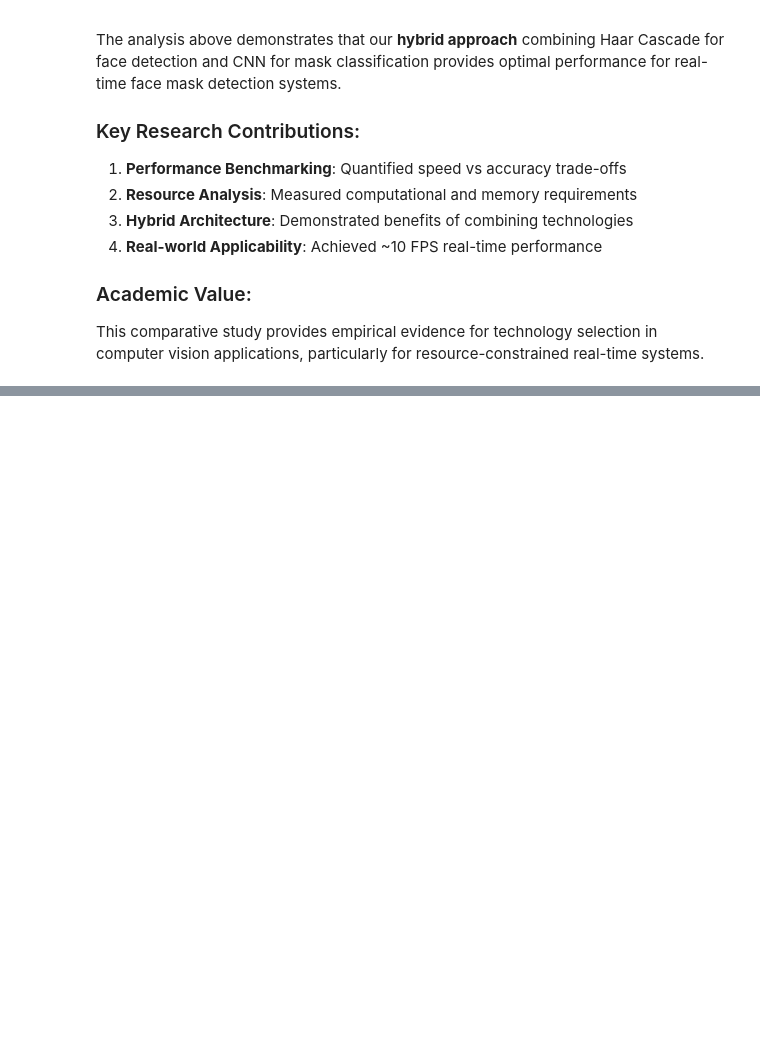
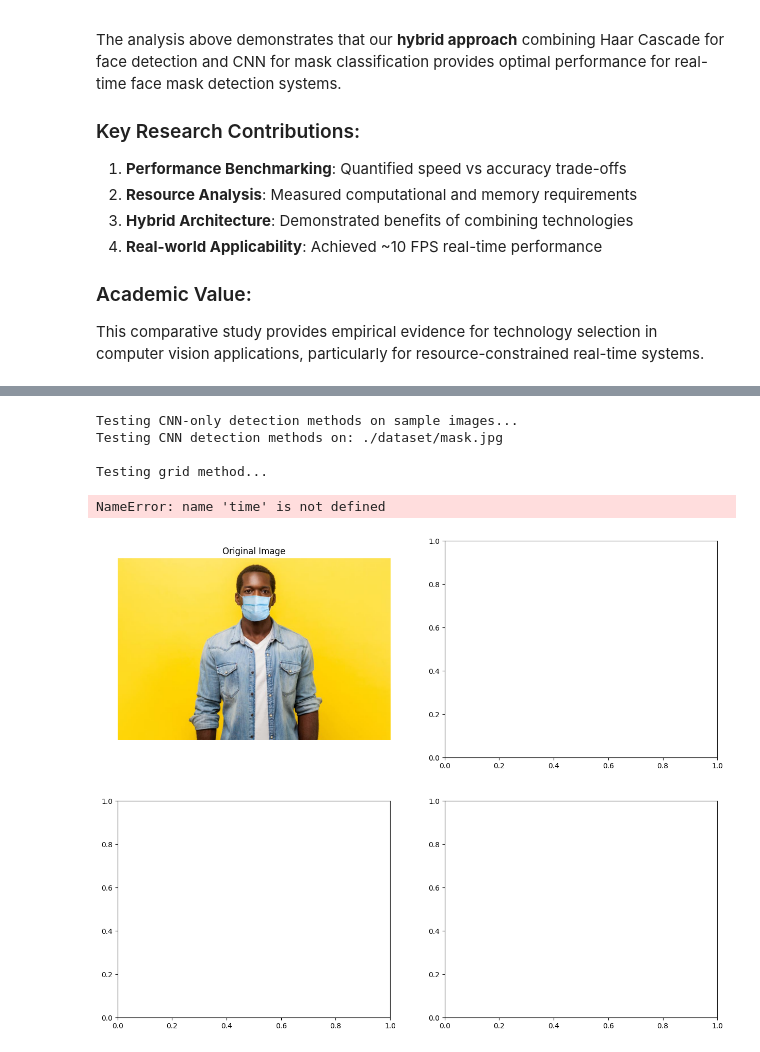
Before and after one commit to Pavan19047/Improper-Face-Mask-Detector, a Jupyter notebook: DL Face Detection Final Code.ipynb, the cells around one changed output, grey strips where cells are left out. Cells and saved outputs as stored; diff of their text form; code cells hidden in the pictures; blank space fills up the shorter version.

```diff
--- a/DL Face Detection Final Code.ipynb
+++ b/DL Face Detection Final Code.ipynb
@@ -987,0 +1643,72 @@ This comparative study provides empirical evidence for technology selection in c
+# %%
+# Test CNN-only detection on static image
+def test_cnn_methods_on_image(image_path):
+    """Test all CNN detection methods on a static image"""
+
+    img = cv2.imread(image_path)
+    if img is None:
+        print(f"Could not load image: {image_path}")
+        return
+
+    print(f"Testing CNN detection methods on: {image_path}")
+
+    methods = ['grid', 'center_crop', 'sliding_window']
+
+    fig, axes = plt.subplots(2, 2, figsize=(15, 12))
+
+    # Original image
+    axes[0, 0].imshow(cv2.cvtColor(img, cv2.COLOR_BGR2RGB))
+    axes[0, 0].set_title('Original Image')
+    axes[0, 0].axis('off')
+
+    for i, method in enumerate(methods):
+        row = (i + 1) // 2
+        col = (i + 1) % 2
+
+        print(f"\nTesting {method} method...")
+        start_time = time.time()
+
+        # Apply detection method
+        if method == 'grid':
+            detections = cnn_detector.grid_based_detection(img)
+        elif method == 'center_crop':
+            detections = cnn_detector.center_crop_detection(img)
+        elif method == 'sliding_window':
+            detections = cnn_detector.sliding_window_detection(img)
+
+        end_time = time.time()
+        processing_time = (end_time - start_time) * 1000
+
+        # Draw detections
+        result_img = cnn_detector.draw_detections(img.copy(), detections)
+
+        # Display result
+        axes[row, col].imshow(cv2.cvtColor(result_img, cv2.COLOR_BGR2RGB))
+        axes[row, col].set_title(f'{method.title()} Method\n'
+                                f'{len(detections)} detection(s), {processing_time:.1f}ms')
+        axes[row, col].axis('off')
+
+        print(f"  - Detections: {len(detections)}")
+        print(f"  - Processing time: {processing_time:.1f}ms")
+        for j, det in enumerate(detections):
+            print(f"    Detection {j+1}: {cnn_detector.labels[det['class']]} "
+                  f"({det['confidence']*100:.1f}%)")
+
+    plt.tight_layout()
+    plt.show()
+
+# Test on sample image
+print("Testing CNN-only detection methods on sample images...")
+test_image = './dataset/mask.jpg'
+if os.path.exists(test_image):
+    test_cnn_methods_on_image(test_image)
+else:
+    print(f"Test image not found: {test_image}")
+    print("Available images:", [f for f in os.listdir('./dataset/') if f.endswith(('.jpg', '.png'))])
+# %% [output]
+Testing CNN-only detection methods on sample images...
+Testing CNN detection methods on: ./dataset/mask.jpg
+
+Testing grid method...
+NameError: name 'time' is not defined
+[figure, added]
```
Also changed, not shown: parts of 19 cells of this notebook, 1 other file.
